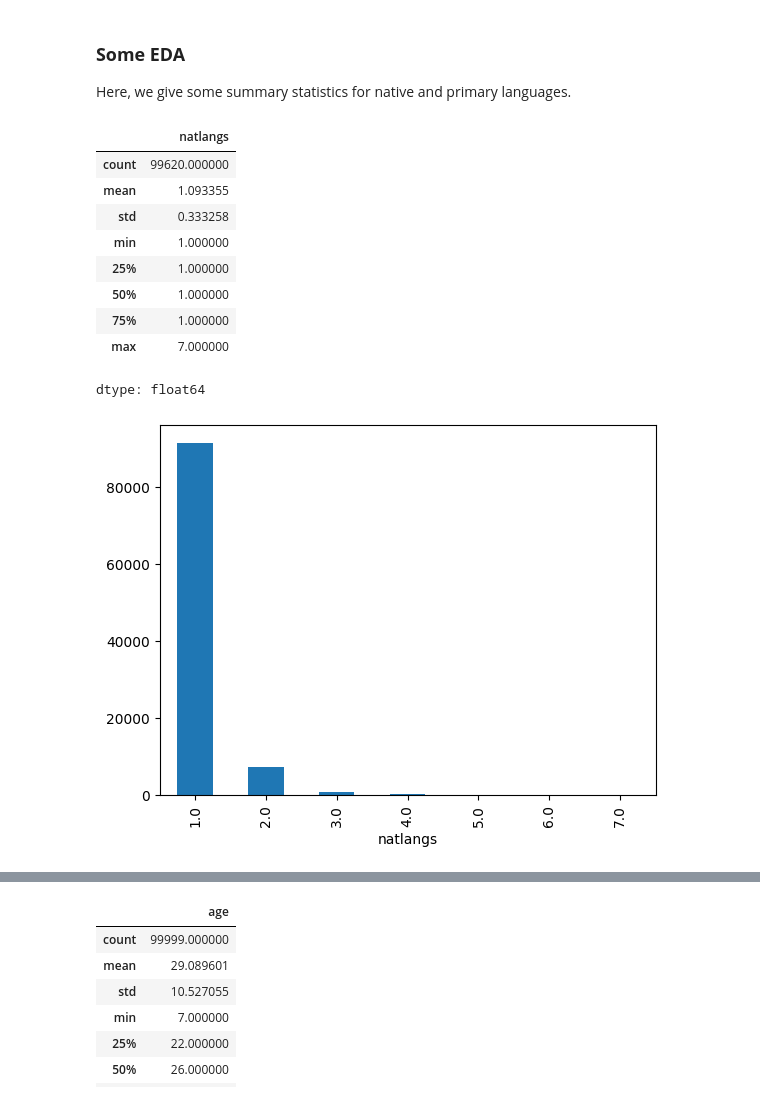
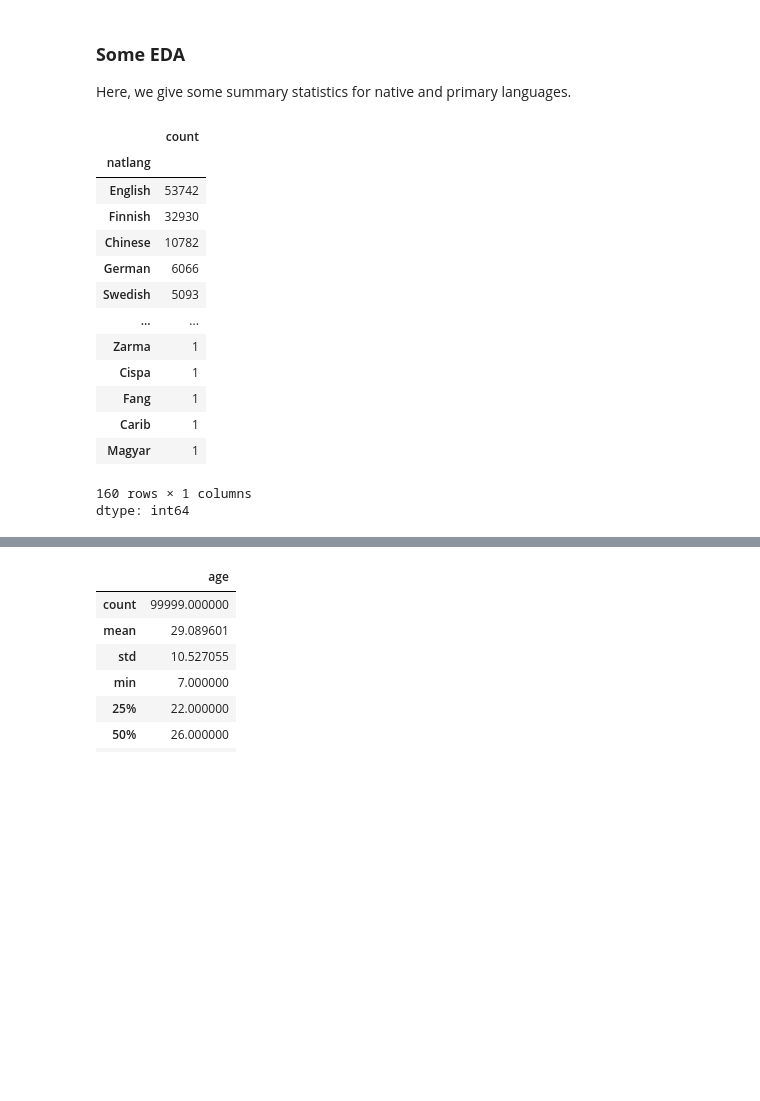
Before and after one commit to ifaul/ifaul.github.io, a Jupyter notebook: lang_acquire_milestone2_11_06.ipynb, the cells around one changed output, grey strips where cells are left out. Drawn from its saved outputs; the diff is of its cells as text; code cells hidden in the pictures; blank space fills up the shorter version.

```diff
--- a/lang_acquire_milestone2_11_06.ipynb
+++ b/lang_acquire_milestone2_11_06.ipynb
@@ -248,20 +236,23 @@ Here, we give some summary statistics for native and primary languages.
 # %%
 # Number of native languages
 
-natlangs.value_counts().plot.bar()
-natlangs.describe()
+df_lang_tidy['natlang'].value_counts()
 # %% [output]
-|  | natlangs |
-| count | 99620.000000 |
-| mean | 1.093355 |
-| std | 0.333258 |
-| min | 1.000000 |
-| 25% | 1.000000 |
-| 50% | 1.000000 |
-| 75% | 1.000000 |
-| max | 7.000000 |
+|  | count |
+| natlang |  |
+| English | 53742 |
+| Finnish | 32930 |
+| Chinese | 10782 |
+| German | 6066 |
+| Swedish | 5093 |
+| ... | ... |
+| Zarma | 1 |
+| Cispa | 1 |
+| Fang | 1 |
+| Carib | 1 |
+| Magyar | 1 |
-dtype: float64
+160 rows × 1 columns
+dtype: int64
-[figure, removed]
 # %%
 # Number of primary languages
 
```
Also changed, not shown: parts of 19 cells of this notebook.
